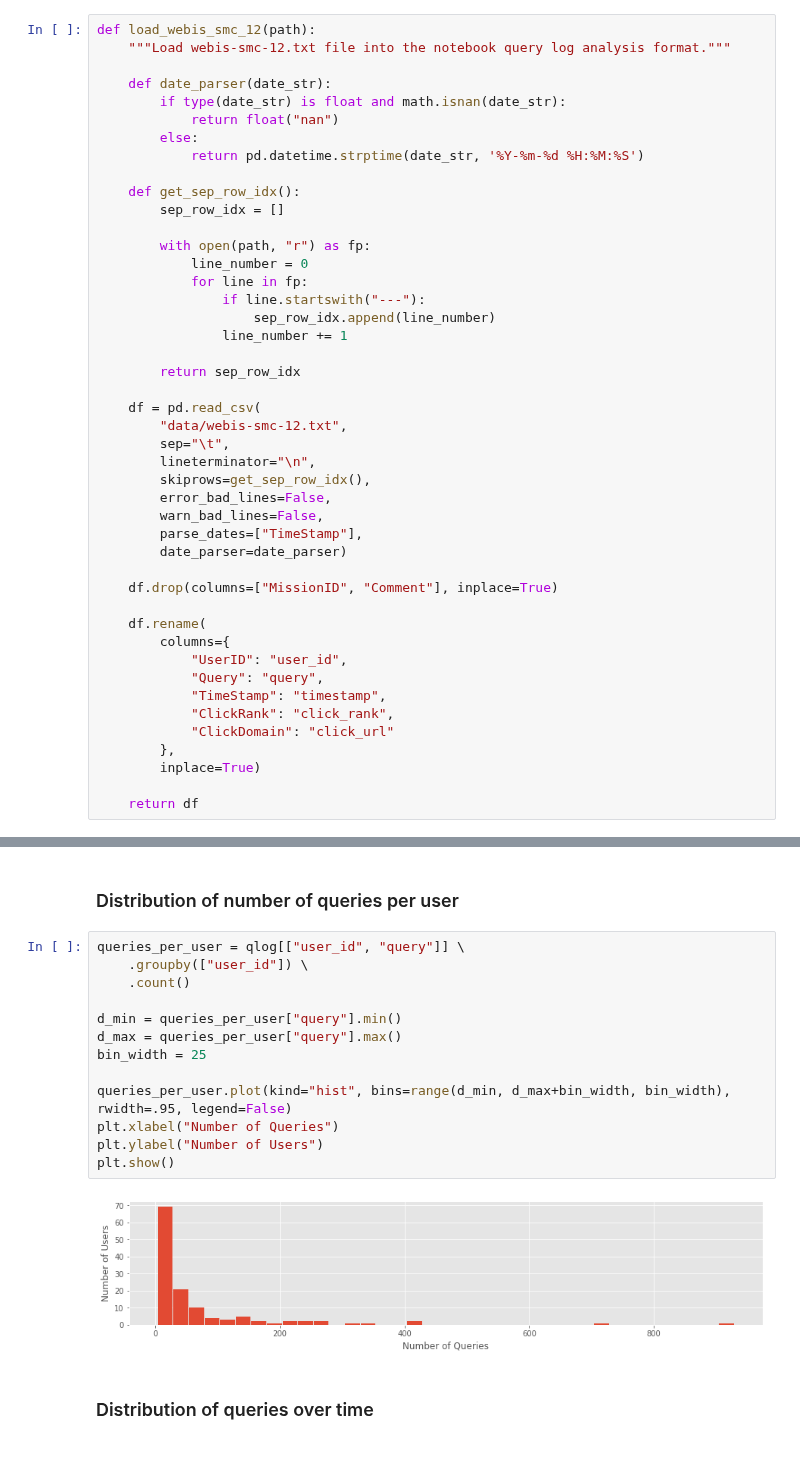
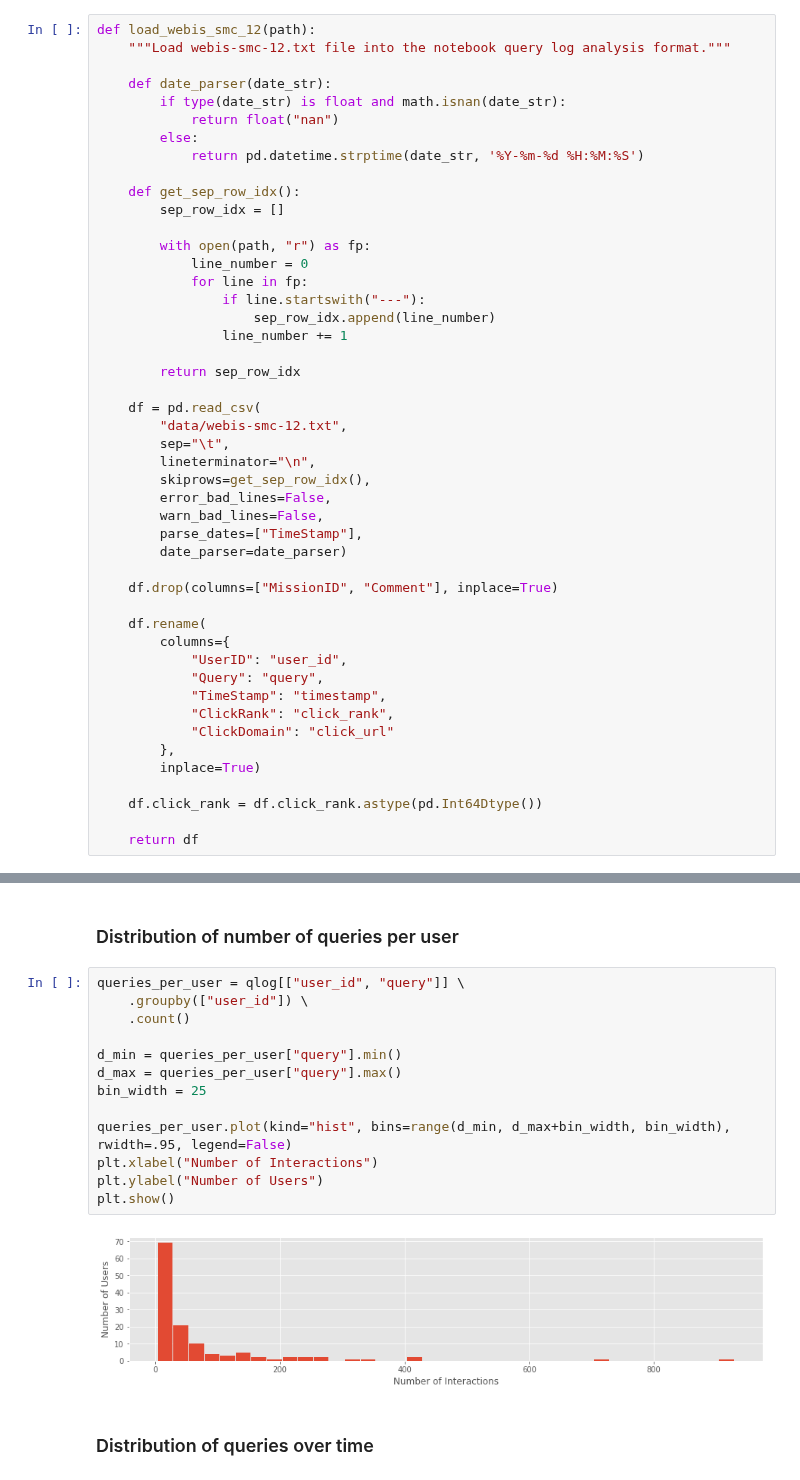
Before and after one commit to feup-infolab/army-ant, a Jupyter notebook: notebooks/query_log_analysis/query_log_analysis.ipynb, the cells around one changed output, grey strips where cells are left out. Cells and saved outputs as stored; diff of their text form.

```diff
--- a/notebooks/query_log_analysis/query_log_analysis.ipynb
+++ b/notebooks/query_log_analysis/query_log_analysis.ipynb
@@ -85,6 +85,8 @@ def load_webis_smc_12(path):
         },
         inplace=True)
 
+    df.click_rank = df.click_rank.astype(pd.Int64Dtype())
+
     return df
 # %% [markdown]
 # Dataset loading
@@ -138,18 +140,18 @@ qlevel_stats
 # %%
 queries_per_user = qlog[["user_id", "query"]] \
     .groupby(["user_id"]) \
     .count()
 
 d_min = queries_per_user["query"].min()
 d_max = queries_per_user["query"].max()
 bin_width = 25
 
 queries_per_user.plot(kind="hist", bins=range(d_min, d_max+bin_width, bin_width), rwidth=.95, legend=False)
-plt.xlabel("Number of Queries")
+plt.xlabel("Number of Interactions")
 plt.ylabel("Number of Users")
 plt.show()
 # %% [output]
-[figure, old version]
+[figure, new version]
 # %% [markdown]
 ### Distribution of queries over time
 # %%
```
Also changed, not shown: parts of 15 cells of this notebook.
